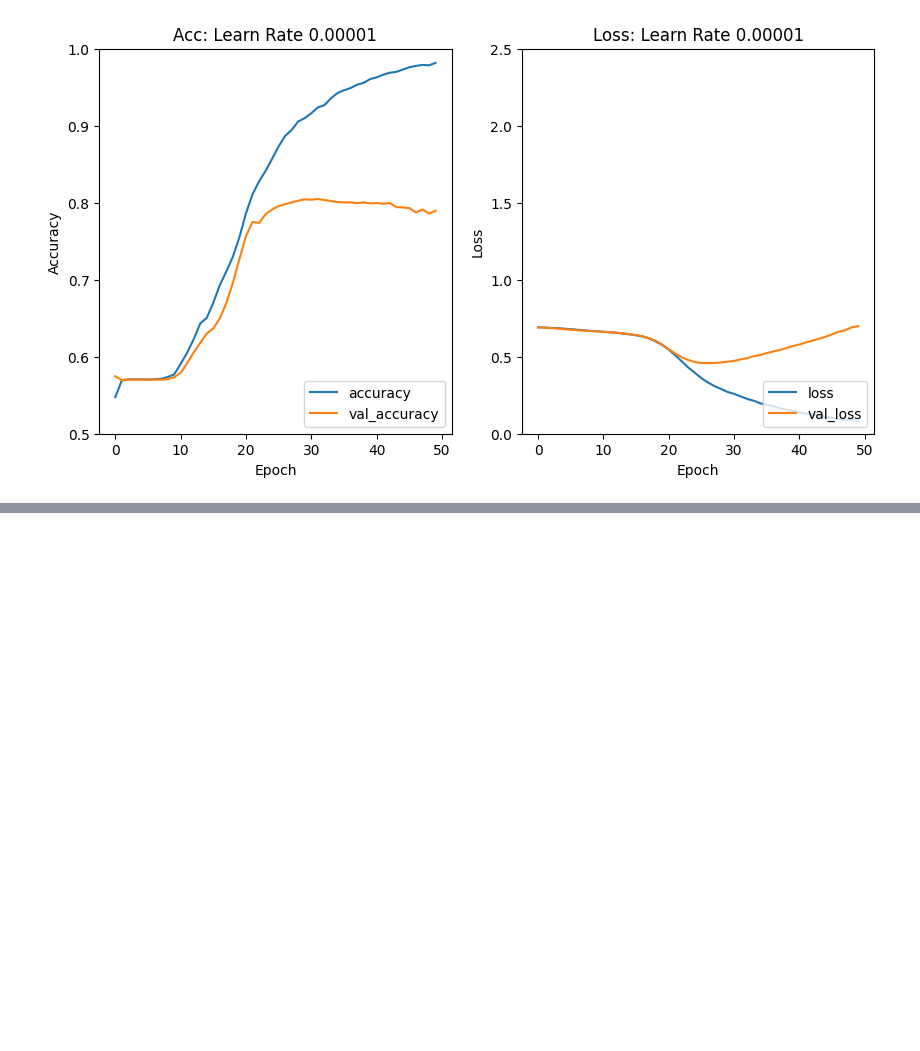
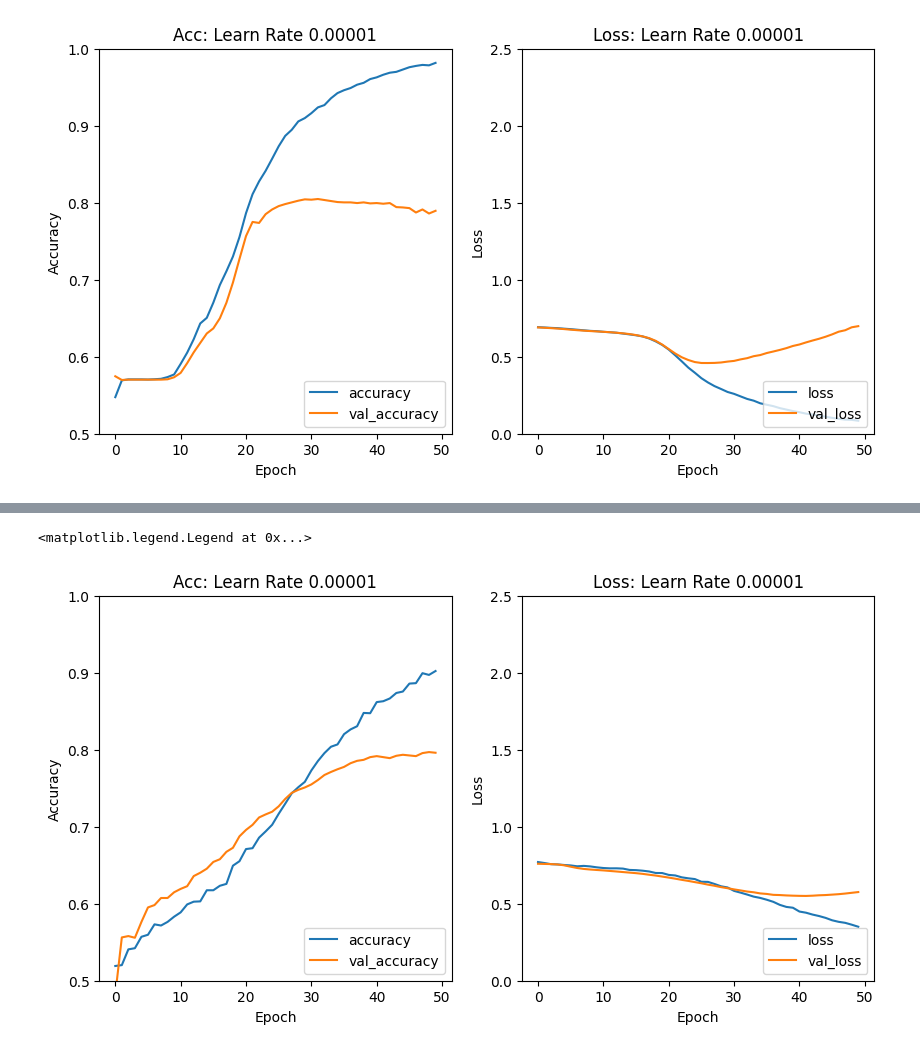
Before and after one commit to bxue2/NLP-Disaster-Tweet, a Jupyter notebook: NLP Distaster.ipynb, the cells around one changed output, grey strips where cells are left out. Drawn from its saved outputs; the diff is of its cells as text; code cells hidden in the pictures; blank space fills up the shorter version.

Commit message:
Last model, working on submission

```diff
--- a/NLP Distaster.ipynb
+++ b/NLP Distaster.ipynb
@@ -437,0 +523,16 @@ The good news is that there's a much nicer looking curve, and it doesn't overfit
+# %%
+LEARN_RATE = 0.00001
+
+optimizer = Adam(LEARN_RATE)
+
+improve_model.compile(loss='binary_crossentropy',
+             optimizer=optimizer,
+             metrics=['accuracy'])
+
+BATCH_SIZE = 64
+EPOCHS = 50
+
+history4 = improve_model.fit(train_pad, y_train,
+                epochs=EPOCHS,
+                batch_size=BATCH_SIZE,
+                validation_data=(val_pad, y_valid))
@@ -437,0 +557,21 @@ The good news is that there's a much nicer looking curve, and it doesn't overfit
+# %%
+fig, (ax1, ax2) = plt.subplots(1, 2, figsize=(10, 5))
+
+ax1.plot(history4.history['accuracy'], label='accuracy')
+ax1.plot(history4.history['val_accuracy'], label = 'val_accuracy')
+ax1.set_xlabel('Epoch')
+ax1.set_ylabel('Accuracy')
+ax1.set_ylim([0.5, 1])
+ax1.set_title('Acc: Learn Rate 0.00001')
+ax1.legend(loc='lower right')
+
+ax2.plot(history4.history['loss'], label='loss')
+ax2.plot(history4.history['val_loss'], label = 'val_loss')
+ax2.set_xlabel('Epoch')
+ax2.set_ylabel('Loss')
+ax2.set_ylim([0, 2.5])
+ax2.set_title('Loss: Learn Rate 0.00001')
+ax2.legend(loc='lower right')
+# %% [output]
+<matplotlib.legend.Legend at 0x...>
+[figure, added]
```
Also changed, not shown: parts of 11 cells of this notebook.
